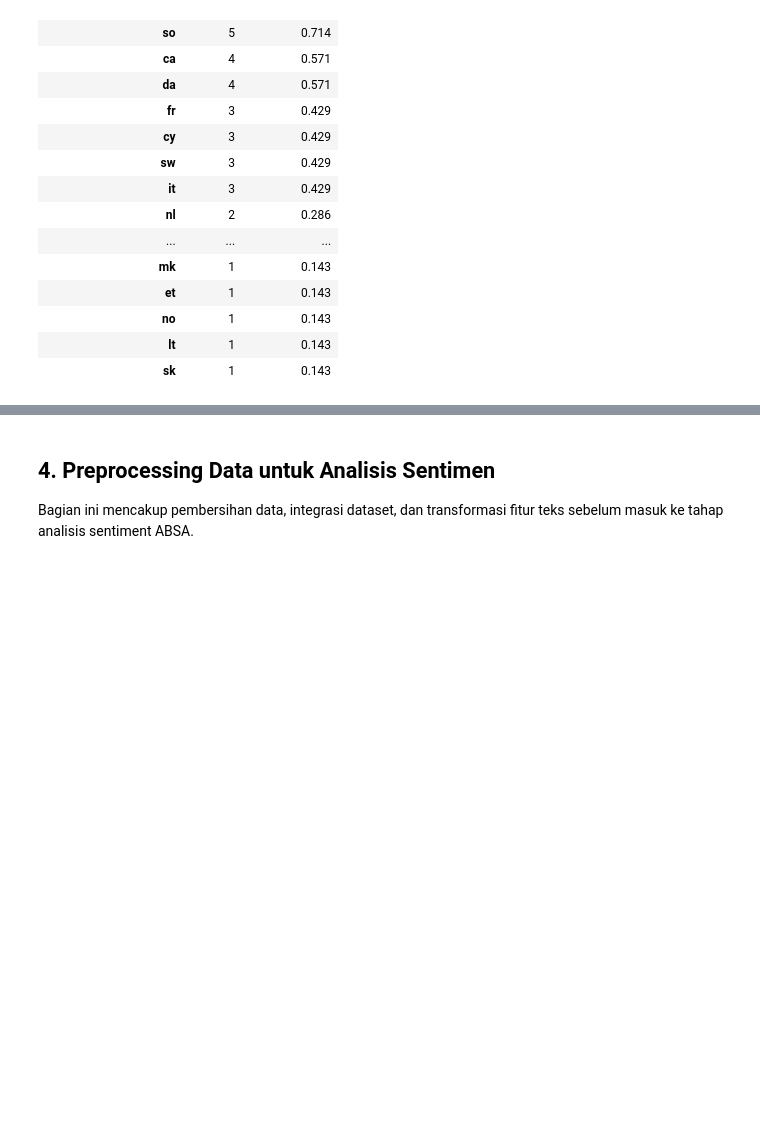
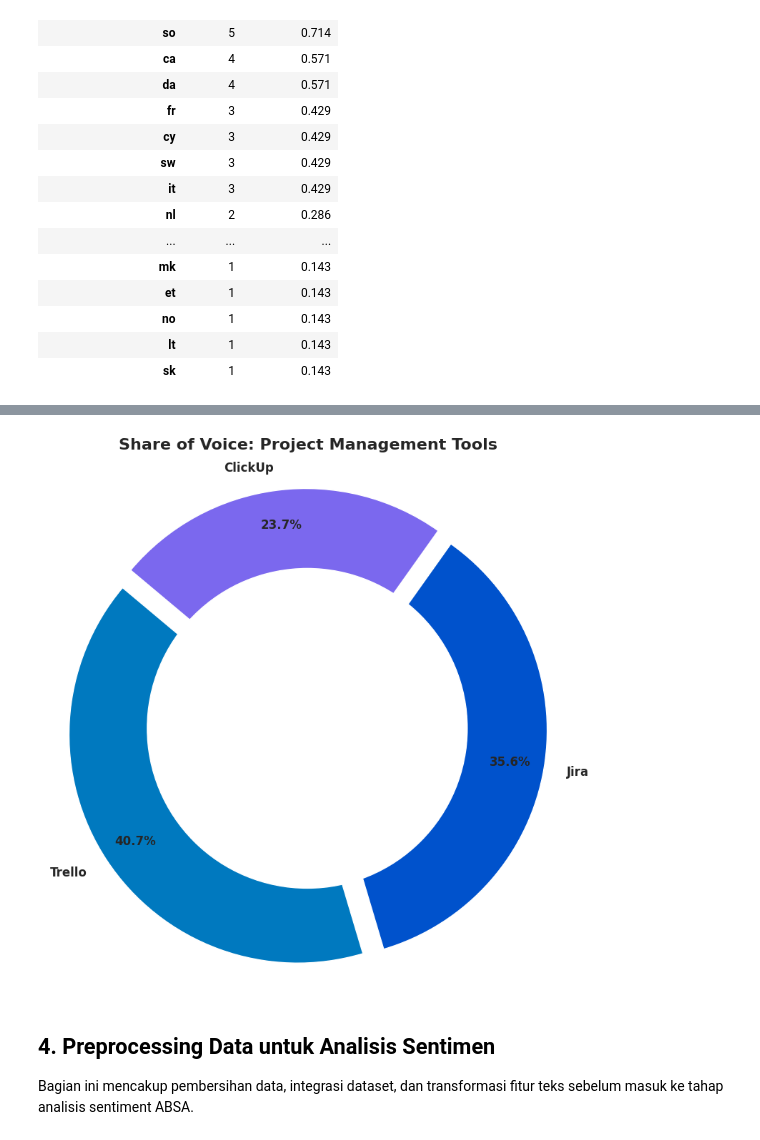
Before and after one commit to LatiefDataVisionary/pm-tools-absa-analysis, a Jupyter notebook: notebook/absa_x.ipynb, the cells around one changed output, grey strips where cells are left out. Drawn from its saved outputs; the diff is of its cells as text; code cells hidden in the pictures; blank space fills up the shorter version.

Commit message:
3.7 Analisis Share of Voice (Proporsi Percakapan)

```diff
--- a/notebook/absa_x.ipynb
+++ b/notebook/absa_x.ipynb
@@ -604,3 +609,39 @@ Table Distribusi Bahasa Setelah Terjemahan:
+# %%
+def plot_share_of_voice(dfs_dict):
+    """
+    Generates a professional Donut Chart to show the Share of Voice across platforms.
+    """
+    labels = list(dfs_dict.keys())
+    counts = [len(df) for df in dfs_dict.values()]
+    colors = ['#0079BF', '#0052CC', '#7B68EE'] # Trello Blue, Jira Blue, ClickUp Purple
+
+    fig, ax = plt.subplots(figsize=(8, 8))
+
+    # Create the pie chart
+    wedges, texts, autotexts = ax.pie(
+        counts,
+        labels=labels,
+        autopct='%1.1f%%',
+        startangle=140,
+        colors=colors,
+        pctdistance=0.85,
+        explode=[0.05, 0.05, 0.05], # Subtle separation
+        textprops={'fontsize': 12, 'fontweight': 'bold'}
+    )
+
+    # Draw a white circle in the middle (Donut hole)
+    centre_circle = plt.Circle((0,0), 0.70, fc='white')
+    fig.gca().add_artist(centre_circle)
+
+    plt.title('Share of Voice: Project Management Tools', fontsize=16, fontweight='bold', pad=20)
+    ax.axis('equal')
+    plt.tight_layout()
+    plt.show()
+
+# Execute visualization
+plot_share_of_voice(platform_comparison)
+# %% [output]
+[figure, added]
 # %% [markdown]
 ## **4. Preprocessing Data untuk Analisis Sentimen**
 Bagian ini mencakup pembersihan data, integrasi dataset, dan transformasi fitur teks sebelum masuk ke tahap analisis sentiment ABSA.
```
Also changed, not shown: parts of 1 cell of this notebook.
